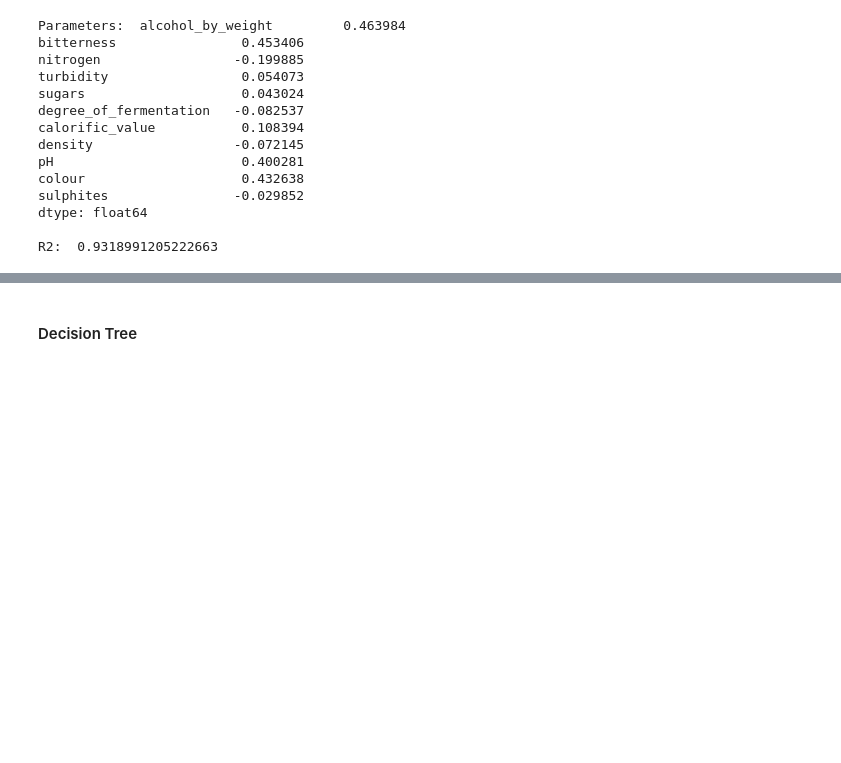
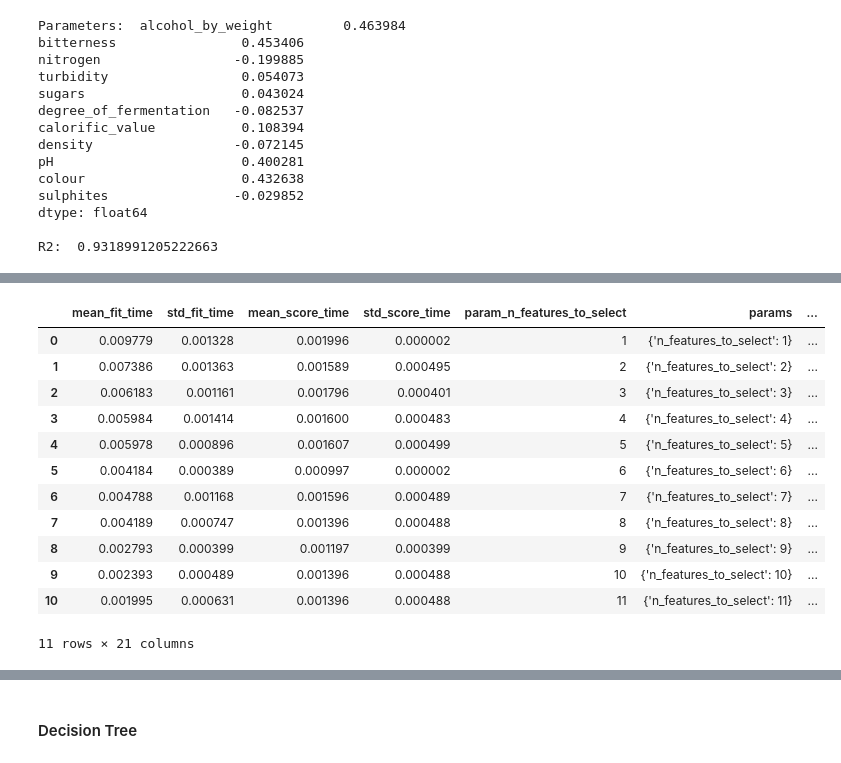
Before and after one commit to OisinB-2814/MLA3, a Jupyter notebook: MLA3.ipynb, the cells around one changed output, grey strips where cells are left out. Saved outputs shown, nothing was run; the diff lists cells and outputs as text; code cells hidden in the pictures; blank space fills up the shorter version.

```diff
--- a/MLA3.ipynb
+++ b/MLA3.ipynb
@@ -127,0 +170,17 @@ prediction_error = y_test - predictions
+# %%
+cv_results = pd.DataFrame(model_cv.cv_results_)
+cv_results
+# %% [output]
+|  | mean_fit_time | std_fit_time | mean_score_time | std_score_time | param_n_features_to_select | params | ... |
+| 0 | 0.009779 | 0.001328 | 0.001996 | 0.000002 | 1 | {'n_features_to_select': 1} | ... |
+| 1 | 0.007386 | 0.001363 | 0.001589 | 0.000495 | 2 | {'n_features_to_select': 2} | ... |
+| 2 | 0.006183 | 0.001161 | 0.001796 | 0.000401 | 3 | {'n_features_to_select': 3} | ... |
+| 3 | 0.005984 | 0.001414 | 0.001600 | 0.000483 | 4 | {'n_features_to_select': 4} | ... |
+| 4 | 0.005978 | 0.000896 | 0.001607 | 0.000499 | 5 | {'n_features_to_select': 5} | ... |
+| 5 | 0.004184 | 0.000389 | 0.000997 | 0.000002 | 6 | {'n_features_to_select': 6} | ... |
+| 6 | 0.004788 | 0.001168 | 0.001596 | 0.000489 | 7 | {'n_features_to_select': 7} | ... |
+| 7 | 0.004189 | 0.000747 | 0.001396 | 0.000488 | 8 | {'n_features_to_select': 8} | ... |
+| 8 | 0.002793 | 0.000399 | 0.001197 | 0.000399 | 9 | {'n_features_to_select': 9} | ... |
+| 9 | 0.002393 | 0.000489 | 0.001396 | 0.000488 | 10 | {'n_features_to_select': 10} | ... |
+| 10 | 0.001995 | 0.000631 | 0.001396 | 0.000488 | 11 | {'n_features_to_select': 11} | ... |
+11 rows × 21 columns
```
Also changed, not shown: parts of 31 cells of this notebook.
